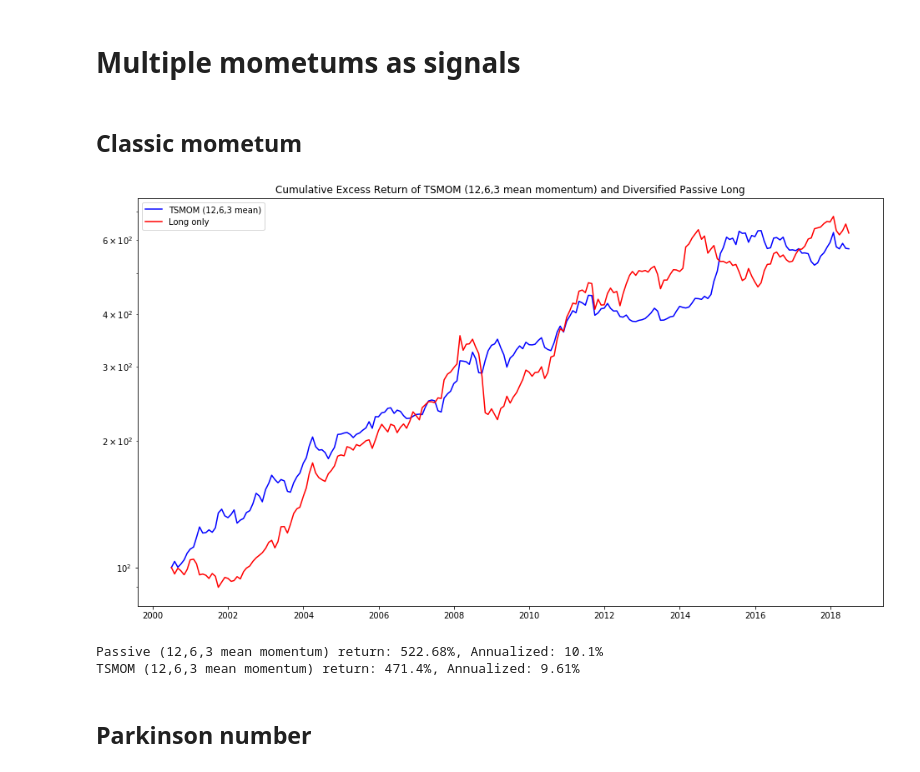
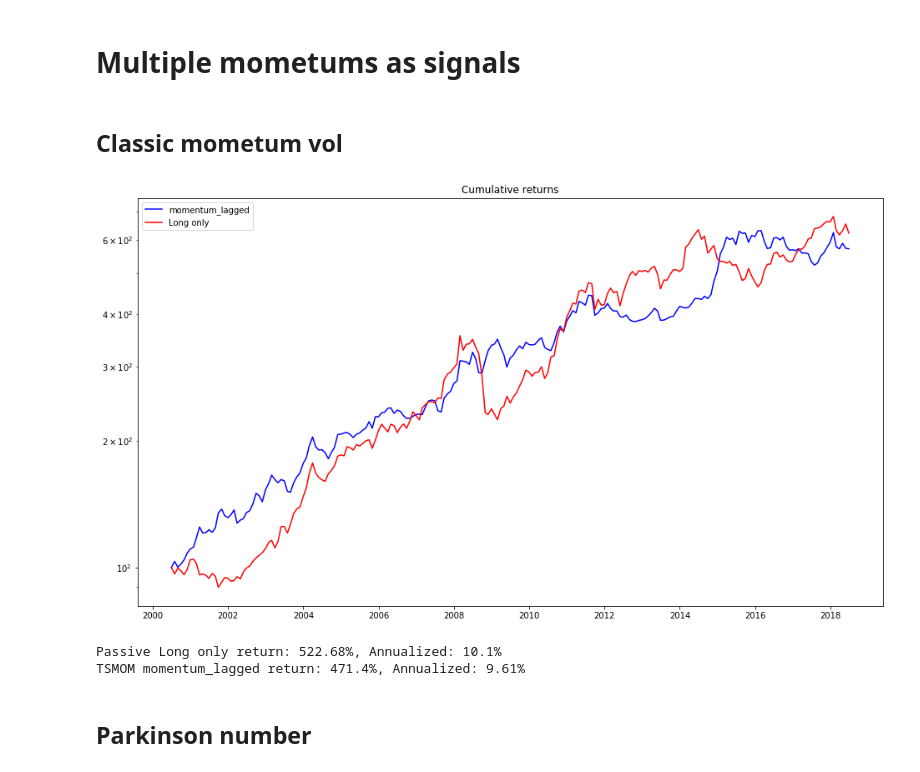
Before and after one commit to turing-usp/Momentum, a Jupyter notebook: TSMOM_Leme.ipynb, the cells around one changed output. Cells and saved outputs as stored; diff of their text form; code cells hidden in the pictures.

```diff
--- a/TSMOM_Leme.ipynb
+++ b/TSMOM_Leme.ipynb
@@ -326,4 +351,4 @@ TSMOM Garman-Klass return: 628.26%, Annualized: 11.02%
 # %% [markdown]
 # Multiple mometums as signals
 # %% [markdown]
-## Classic mometum
+## Classic mometum vol
@@ -339,34 +355,8 @@ for i in range(start, end):
-# %%
-from pandas.plotting import register_matplotlib_converters
-register_matplotlib_converters()
-
-r = pd.DataFrame(r)
-rp = pd.DataFrame(rp)
-
-r.index = returns_monthly.iloc[start:end].index
-rp.index = returns_monthly.iloc[start:end].index
-
-plt.figure(figsize=(16,9))
-
-plt.plot(100*r.cumprod(), label = 'TSMOM (12,6,3 mean)', color='blue')
-plt.plot(100*rp.cumprod(), label = 'Long only', color='red')
-
-plt.yscale('log')
-plt.legend()
-plt.title('Cumulative Excess Return of TSMOM (12,6,3 mean momentum) and Diversified Passive Long')
-plt.show()
-
-passive_return = float((rp.cumprod().iloc[-1] - 1)*100)
-tsmom_return = float((r.cumprod().iloc[-1] - 1)*100)
-
-print('Passive (12,6,3 mean momentum) return: ', round(passive_return,2), '%,',
-     " Annualized: ", round((((100+passive_return)/100) ** (1/years) - 1)*100 , 2), "%", sep='')
-
-print('TSMOM (12,6,3 mean momentum) return: ', round(tsmom_return,2), "%,",
-     " Annualized: ", round((((100+tsmom_return)/100) ** (1/years) - 1)*100 , 2), "%", sep='')
-# %% [output]
-[figure, removed]
-Passive (12,6,3 mean momentum) return: 522.68%, Annualized: 10.1%
-TSMOM (12,6,3 mean momentum) return: 471.4%, Annualized: 9.61%
+# %%
+backtesting(close_df, vol_monthly, start_date= 11, years=19, method="momentum_lagged", plot=True)
+# %% [output]
+[figure, added]
+Passive Long only return: 522.68%, Annualized: 10.1%
+TSMOM momentum_lagged return: 471.4%, Annualized: 9.61%
 # %% [markdown]
 ## Parkinson number
```
Also changed, not shown: parts of 34 cells of this notebook, 4 other files.
